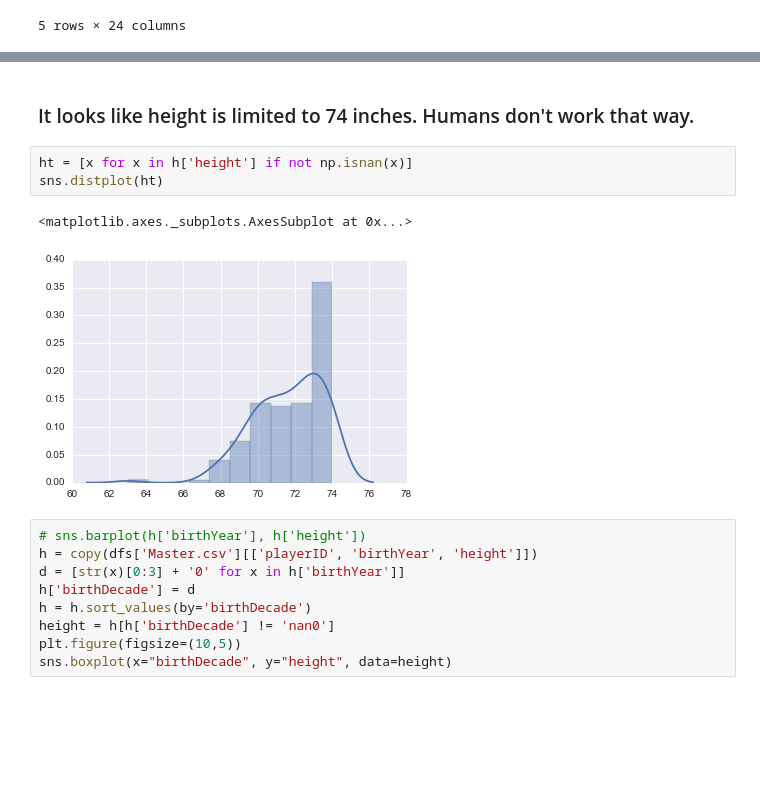
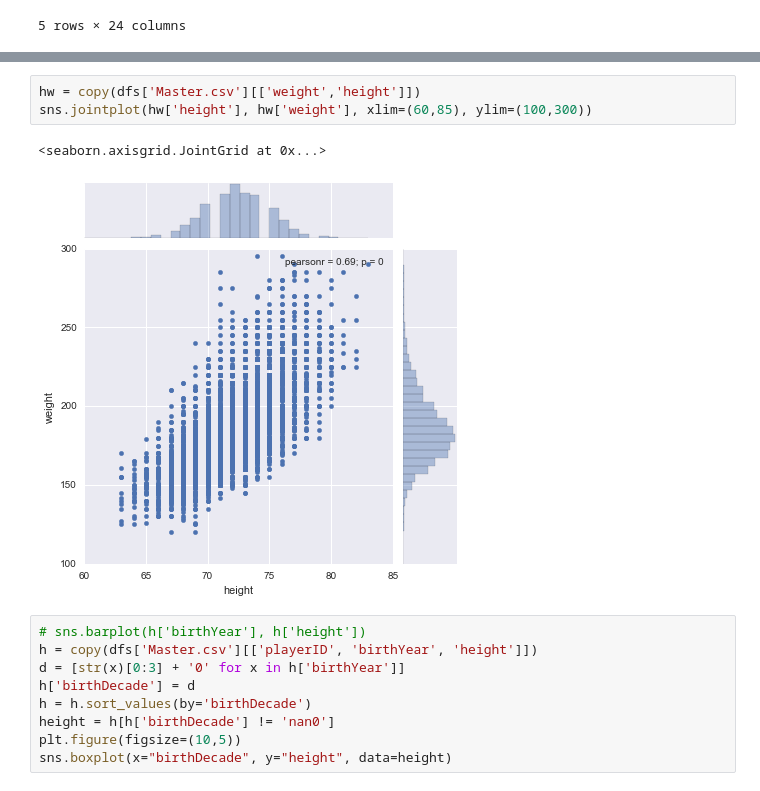
Before and after one commit to kenEldridge/baseball, a Jupyter notebook: baseball.ipynb, the cells around one changed output, grey strips where cells are left out. Drawn from its saved outputs; the diff is of its cells as text; blank space fills up the shorter version.

```diff
--- a/baseball.ipynb
+++ b/baseball.ipynb
@@ -84,11 +78,9 @@ sns.jointplot(h['weight'], h['height'])
-# %% [markdown]
-### It looks like height is limited to 74 inches.  Humans don't work that way.
-# %%
-ht = [x for x in h['height'] if not np.isnan(x)]
-sns.distplot(ht)
-# %% [output]
-<matplotlib.axes._subplots.AxesSubplot at 0x...>
-[figure, removed]
+# %%
+hw = copy(dfs['Master.csv'][['weight','height']])
+sns.jointplot(hw['height'], hw['weight'], xlim=(60,85), ylim=(100,300))
+# %% [output]
+<seaborn.axisgrid.JointGrid at 0x...>
+[figure, added]
 # %%
 # sns.barplot(h['birthYear'], h['height'])
 h = copy(dfs['Master.csv'][['playerID', 'birthYear', 'height']])
```
Also changed, not shown: parts of 10 cells of this notebook, 16 other files.
